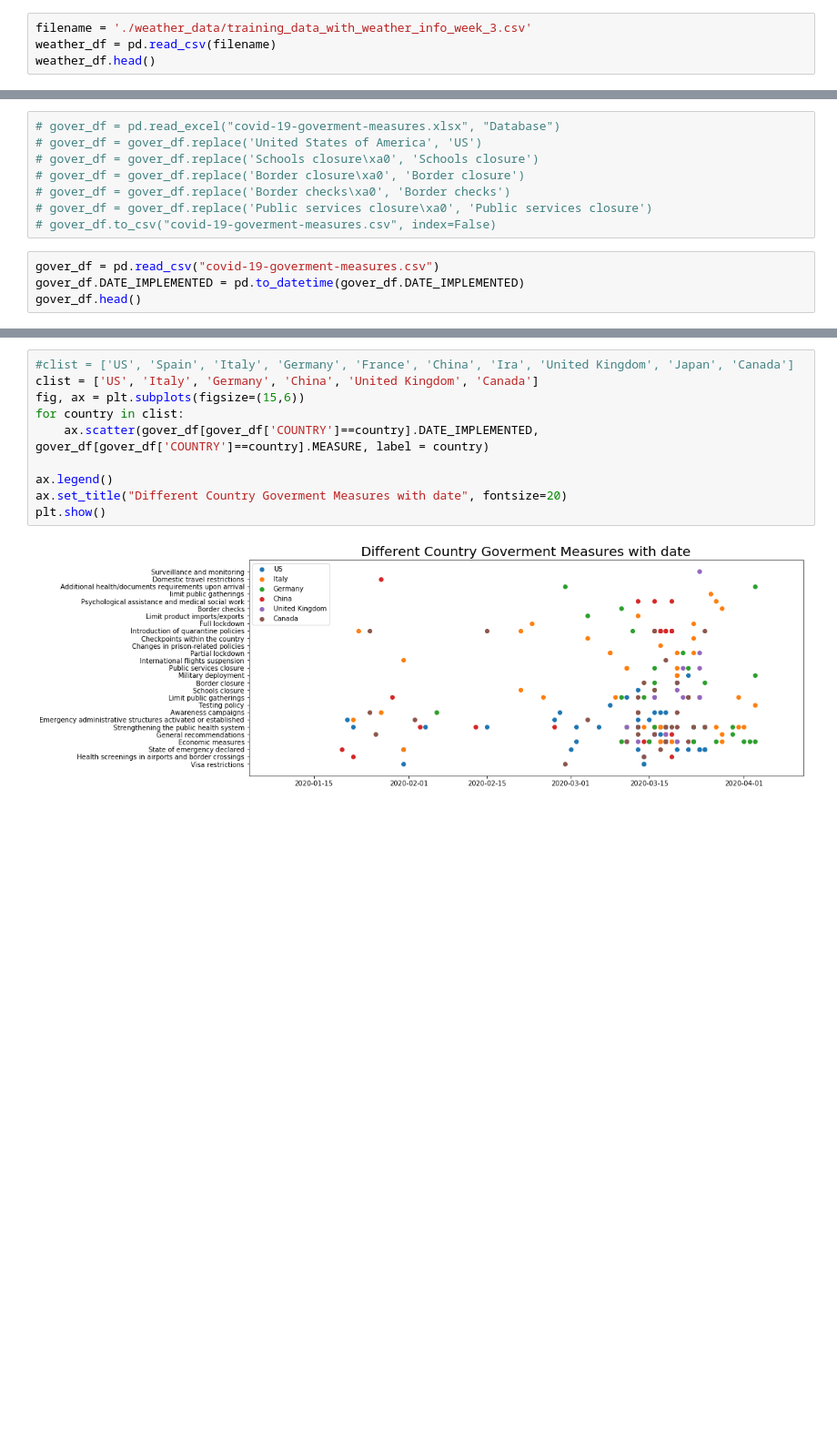
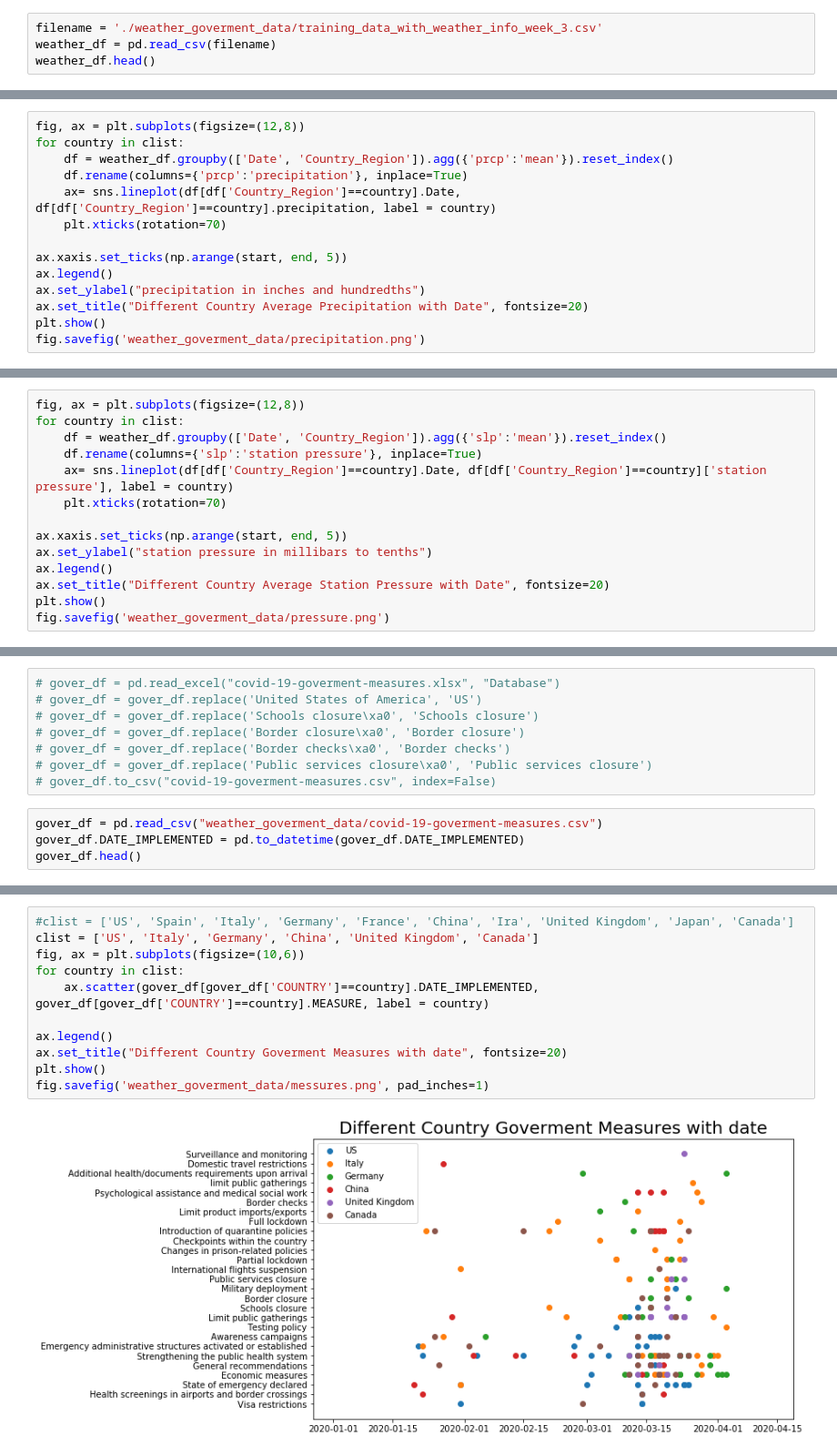
Before and after one commit to DavidYQY/COVID-19-Prediction, a Jupyter notebook: weather_travel_goverment_EDA.ipynb, the cells around one changed output, grey strips where cells are left out. Shown at 91% size. Cells and saved outputs as stored; diff of their text form; blank space fills up the shorter version.

Commit message:
update eda weather pictures

```diff
--- a/weather_travel_goverment_EDA.ipynb
+++ b/weather_travel_goverment_EDA.ipynb
@@ -26,7 +26,7 @@ set_pandas_display_options()
 # %% [markdown]
 ### Weather
 # %%
-filename = './weather_data/training_data_with_weather_info_week_3.csv'
+filename = './weather_goverment_data/training_data_with_weather_info_week_3.csv'
 weather_df = pd.read_csv(filename)
 weather_df.head()
 # %% [output]
@@ -117,0 +147,14 @@ plot_pressure_by_day('US')
+# %%
+fig, ax = plt.subplots(figsize=(12,8))
+for country in clist:
+    df = weather_df.groupby(['Date', 'Country_Region']).agg({'prcp':'mean'}).reset_index()
+    df.rename(columns={'prcp':'precipitation'}, inplace=True)
+    ax= sns.lineplot(df[df['Country_Region']==country].Date, df[df['Country_Region']==country].precipitation, label = country)
+    plt.xticks(rotation=70)
+
+ax.xaxis.set_ticks(np.arange(start, end, 5))
+ax.legend()
+ax.set_ylabel("precipitation in inches and hundredths")
+ax.set_title("Different Country Average Precipitation with Date", fontsize=20)
+plt.show()
+fig.savefig('weather_goverment_data/precipitation.png')
@@ -117,0 +163,14 @@ plot_pressure_by_day('US')
+# %%
+fig, ax = plt.subplots(figsize=(12,8))
+for country in clist:
+    df = weather_df.groupby(['Date', 'Country_Region']).agg({'slp':'mean'}).reset_index()
+    df.rename(columns={'slp':'station pressure'}, inplace=True)
+    ax= sns.lineplot(df[df['Country_Region']==country].Date, df[df['Country_Region']==country]['station pressure'], label = country)
+    plt.xticks(rotation=70)
+
+ax.xaxis.set_ticks(np.arange(start, end, 5))
+ax.set_ylabel("station pressure in millibars to tenths")
+ax.legend()
+ax.set_title("Different Country Average Station Pressure with Date", fontsize=20)
+plt.show()
+fig.savefig('weather_goverment_data/pressure.png')
@@ -126,7 +187,7 @@ plot_pressure_by_day('US')
 # gover_df = gover_df.replace('Public services closure\xa0', 'Public services closure')
 # gover_df.to_csv("covid-19-goverment-measures.csv", index=False)
 # %%
-gover_df = pd.read_csv("covid-19-goverment-measures.csv")
+gover_df = pd.read_csv("weather_goverment_data/covid-19-goverment-measures.csv")
 gover_df.DATE_IMPLEMENTED = pd.to_datetime(gover_df.DATE_IMPLEMENTED)
 gover_df.head()
 # %% [output]
@@ -139,12 +200,13 @@ gover_df.head()
 # %%
 #clist = ['US', 'Spain', 'Italy', 'Germany', 'France', 'China', 'Ira', 'United Kingdom', 'Japan', 'Canada']
 clist = ['US', 'Italy', 'Germany', 'China', 'United Kingdom', 'Canada']
-fig, ax = plt.subplots(figsize=(15,6))
+fig, ax = plt.subplots(figsize=(10,6))
 for country in clist:
     ax.scatter(gover_df[gover_df['COUNTRY']==country].DATE_IMPLEMENTED, gover_df[gover_df['COUNTRY']==country].MEASURE, label = country)
 
 ax.legend()
 ax.set_title("Different Country Goverment Measures with date", fontsize=20)
 plt.show()
+fig.savefig('weather_goverment_data/messures.png', pad_inches=1)
 # %% [output]
-[figure, old version]
+[figure, new version]
```
Also changed, not shown: parts of 7 cells of this notebook, 11 other files.
